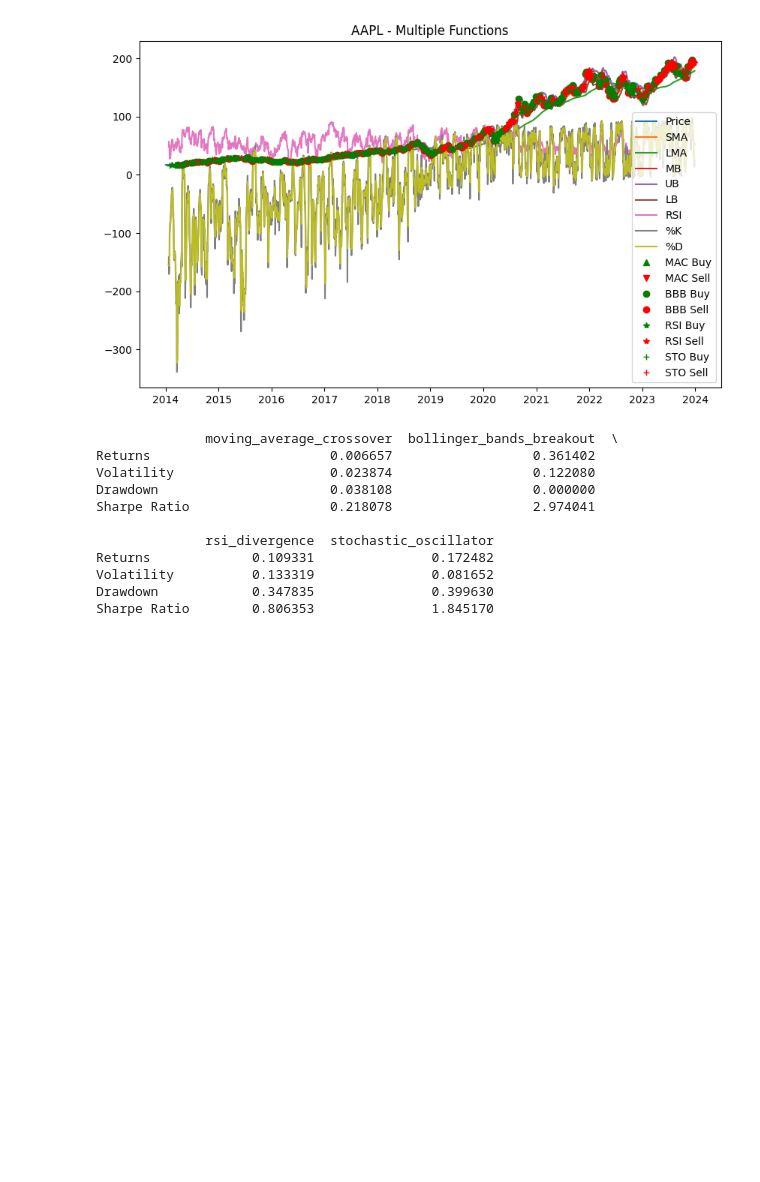
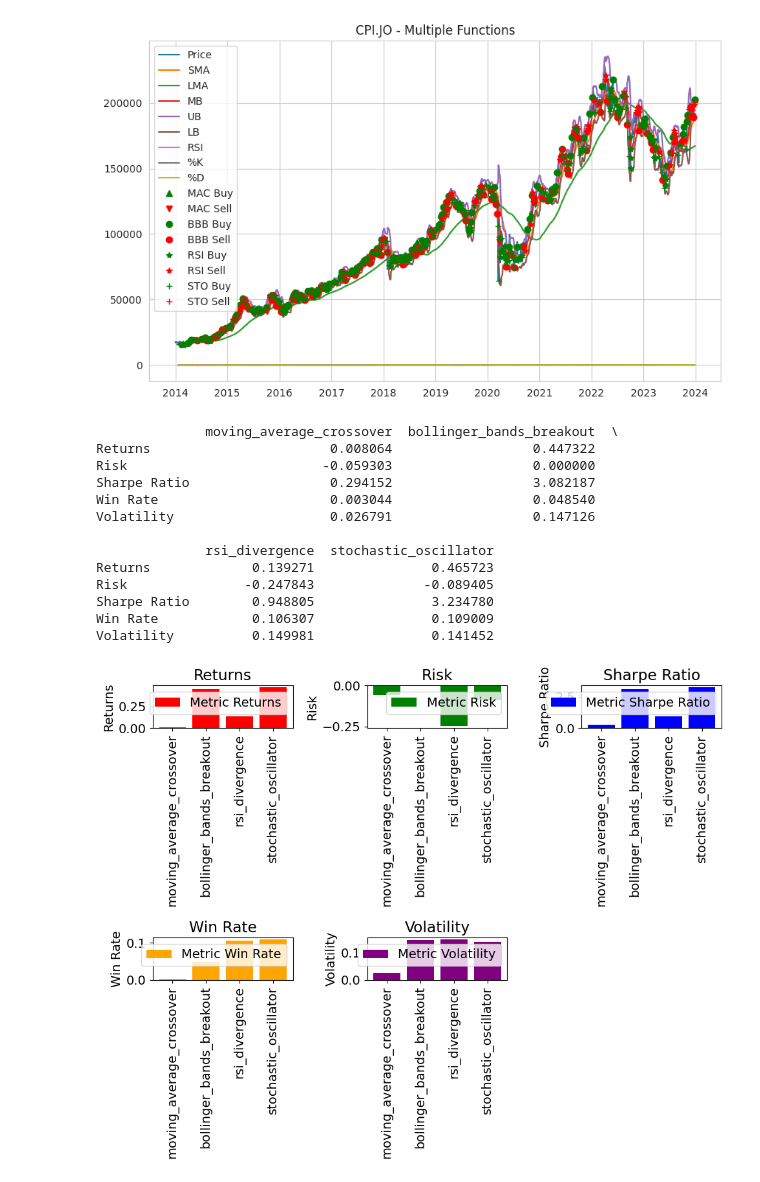
Before and after one commit to 1980zemira/Debunking-Market-Myth, a Jupyter notebook: Capstone_code_working_doc.ipynb, the cells around one changed output. Drawn from its saved outputs; the diff is of its cells as text; code cells hidden in the pictures; blank space fills up the shorter version.

```diff
--- a/Capstone_code_working_doc.ipynb
+++ b/Capstone_code_working_doc.ipynb
@@ -227,7 +390,7 @@ def stochastic_oscillator(data, ticker, k=14, d=3):
 # %%
 #plot the moving average crossover, the Bollinger Bands breakout, the RSI divergence, and the stochastic oscillator for a single ticker in one graph:
 # Choose a ticker
-ticker = "AAPL"
+ticker = "CPI.JO"
 
 # Calculate the functions
 mac = moving_average_crossover(data, ticker)
@@ -258,7 +421,7 @@ plt.title(ticker + " - Multiple Functions")
 plt.legend()
 plt.show()
 # %% [output]
-[figure, old version]
+[figure, new version]
 # %%
 # Define a function to create a trading system
 def trading_system(data, ticker, entry_signal, exit_signal, risk_per_trade):
@@ -310,4 +479,5 @@ def backtest(data, ticker, entry_signal, exit_signal, risk_per_trade):
 # %%
+weights = [0.08749, 0.00, 0.12322, 0.00, 0.26142, 0.00, 0.00, 0.46389, 0.06389, 0.00]
 # Define a list of entry signals
 entry_signals = [moving_average_crossover, bollinger_bands_breakout, rsi_divergence, stochastic_oscillator]
 
@@ -336,13 +506,43 @@ results = pd.DataFrame(results)
 print(results)
 # %% [output]
               moving_average_crossover  bollinger_bands_breakout  \
-Returns                       0.006657                  0.361402
-Volatility                    0.023874                  0.122080
-Drawdown                      0.038108                  0.000000
-Sharpe Ratio                  0.218078                  2.974041
+Returns                       0.008064                  0.447322
+Risk                         -0.059303                  0.000000
+Sharpe Ratio                  0.294152                  3.082187
+Win Rate                      0.003044                  0.048540
+Volatility                    0.026791                  0.147126
 
               rsi_divergence  stochastic_oscillator
-Returns             0.109331               0.172482
-Volatility          0.133319               0.081652
-Drawdown            0.347835               0.399630
-Sharpe Ratio        0.806353               1.845170
+Returns             0.139271               0.465723
+Risk               -0.247843              -0.089405
+Sharpe Ratio        0.948805               3.234780
+Win Rate            0.106307               0.109009
+Volatility          0.149981               0.141452
+# %%
+# Set the figure size and the font size
+plt.figure(figsize=(10, 8))
+plt.rcParams.update({"font.size": 14})
+
+# Define a list of colors for each metric
+colors = ["red", "green", "blue", "orange", "purple"]
+
+# Create a subplot for each metric
+for i, metric in enumerate(results.index):
+    # Select the subplot position
+    plt.subplot(2, 3, i + 1)
+    # Plot the metric values for each strategy as a bar chart with different colors
+    plt.bar(results.columns, results.loc[metric], color=colors[i])
+    # Set the title and the y-axis label
+    plt.title(metric)
+    plt.ylabel(metric)
+    # Add a legend to the upper right corner with the metric name
+    plt.legend([f"Metric {metric}"], loc="upper right")
+    # Rotate the x-axis labels by 90 degrees to make them vertical
+    plt.xticks(rotation=90)
+
+# Adjust the layout to avoid overlapping labels
+plt.tight_layout()
+# Show the plot
+plt.show()
+# %% [output]
+[figure, added]
```
Also changed, not shown: parts of 20 cells of this notebook.
